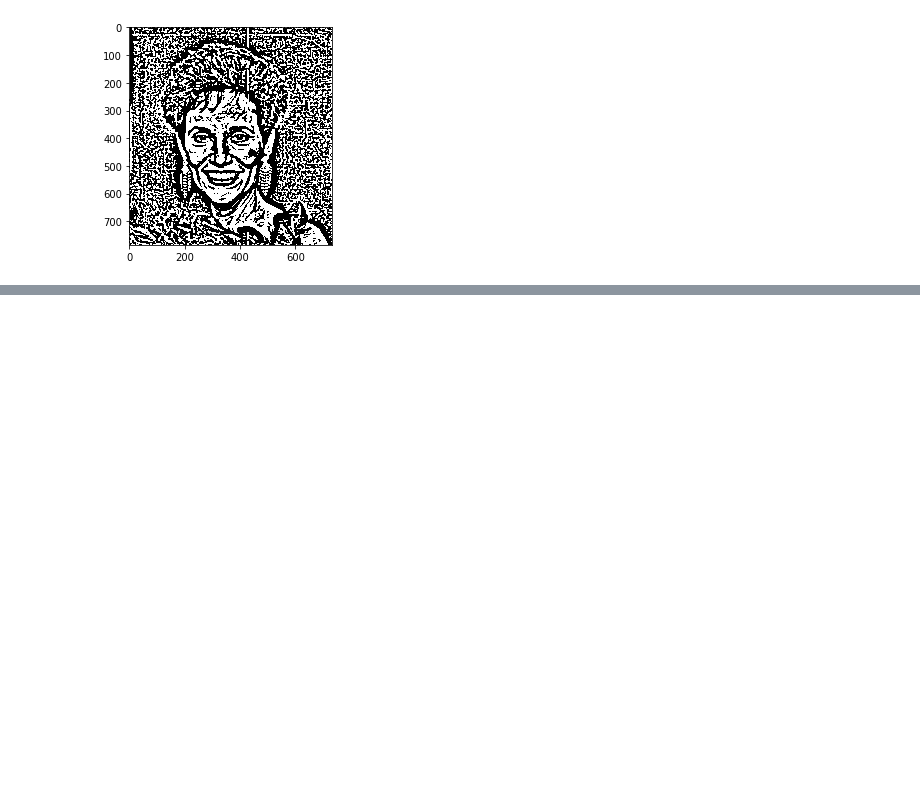
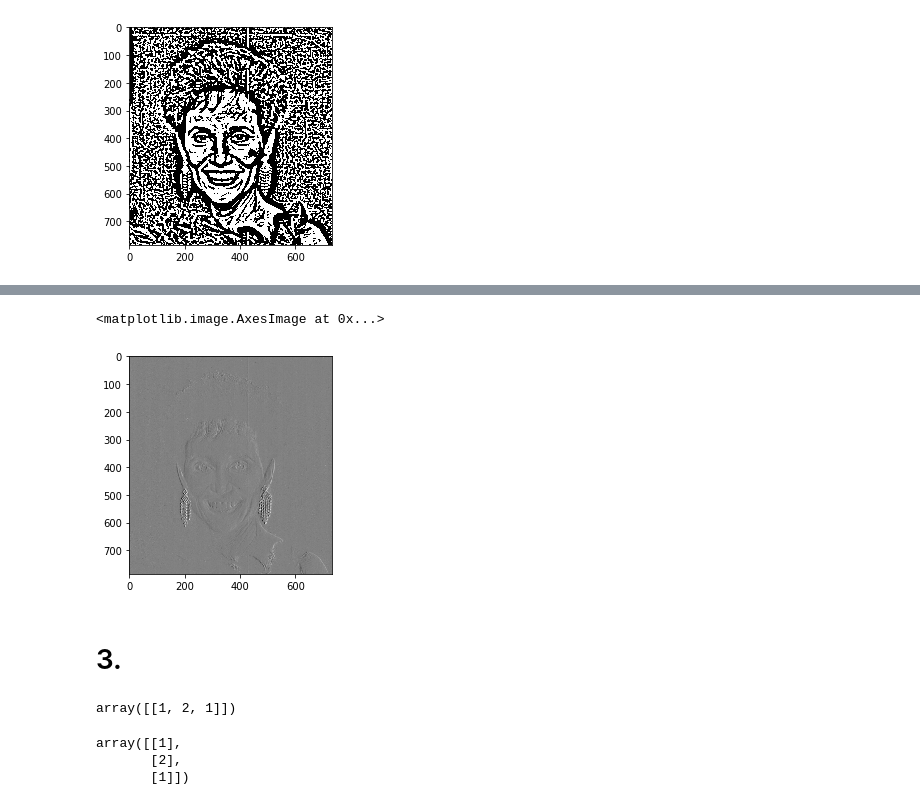
Before and after one commit to NotNANtoN/CV, a Jupyter notebook: week4/hw4.ipynb, the cells around one changed output, grey strips where cells are left out. Drawn from its saved outputs; the diff is of its cells as text; code cells hidden in the pictures; blank space fills up the shorter version.

```diff
--- a/week4/hw4.ipynb
+++ b/week4/hw4.ipynb
@@ -68,0 +131,9 @@ plt.imshow(curves, cmap="gray")
+# %%
+XY = np.array([[-1, 0, 1], [-2, 0, 2], [-1, 0, 1]])
+# %%
+plt.imshow(convolve2d(woman, XY, mode="same"), cmap="gray")
+# %% [output]
+<matplotlib.image.AxesImage at 0x...>
+[figure, added]
+# %% [markdown]
+# 3.
@@ -68,0 +142,10 @@ plt.imshow(curves, cmap="gray")
+# %%
+ np.transpose(X)
+# %% [output]
+array([[1, 2, 1]])
+# %%
+X
+# %% [output]
+array([[1],
+       [2],
+       [1]])
```
Also changed, not shown: parts of 16 cells of this notebook.
